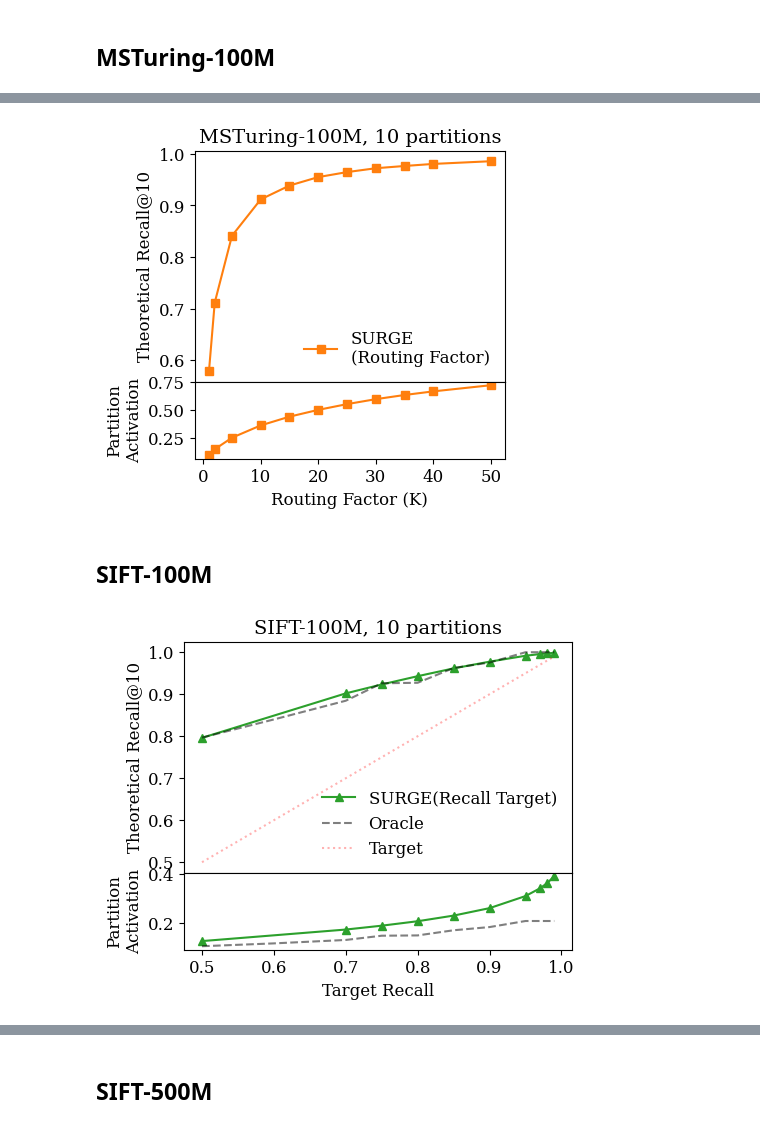
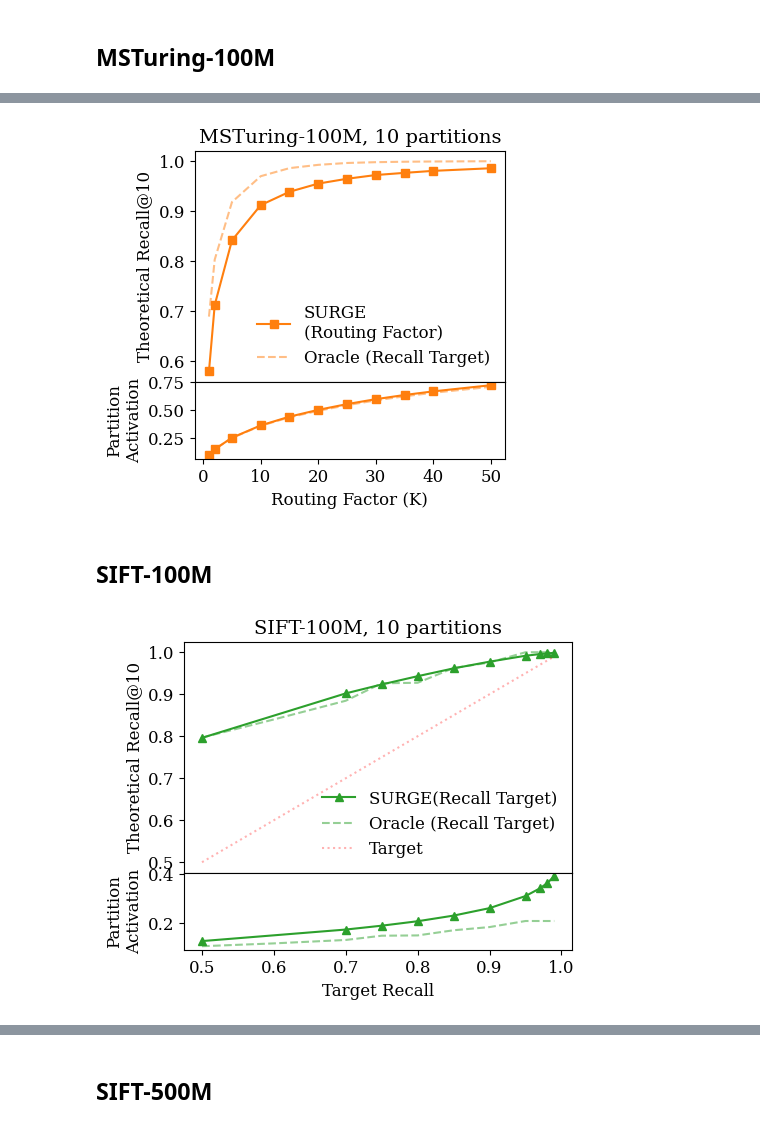
Before and after one commit to dkhimey/surge, a Jupyter notebook: plot_results/figure3/plot_figure3.ipynb, the cells around one changed output, grey strips where cells are left out. Cells and saved outputs as stored; diff of their text form; code cells hidden in the pictures.

```diff
--- a/plot_results/figure3/plot_figure3.ipynb
+++ b/plot_results/figure3/plot_figure3.ipynb
@@ -49,8 +49,14 @@ msturing_surge = pd.read_csv(msturing_surge_path)
 msturing_surge_oracle_path = "/dataset/surge/results/theoretical_partition_quality/theoretical_partition_quality_msturing-100M_10_20260519_105024/oracle_target_recall_results.csv"
 msturing_surge_oracle = pd.read_csv(msturing_surge_oracle_path)
 
+msturing_surge_bforacle_path = "/dataset/surge/results/theoretical_partition_quality/theoretical_partition_quality_msturing-100M_10_20260519_105024/oracle_branching_results.csv"
+msturing_surge_bforacle = pd.read_csv(msturing_surge_bforacle_path)
+
 bigann_surge_path = "/dataset/surge/results/theoretical_partition_quality/theoretical_partition_quality_sift-100M_10_20260519_105832/routing_metrics.csv"
 bigann_surge = pd.read_csv(bigann_surge_path)
 
 big_ann_surge_oracle_path = "/dataset/surge/results/theoretical_partition_quality/theoretical_partition_quality_sift-100M_10_20260519_105832/oracle_target_recall_results.csv"
 bigann_surge_oracle = pd.read_csv(big_ann_surge_oracle_path)
+
+big_ann_surge_bforacle_path = "/dataset/surge/results/theoretical_partition_quality/theoretical_partition_quality_sift-100M_10_20260519_105832/oracle_branching_results.csv"
+bigann_surge_bforacle = pd.read_csv(big_ann_surge_bforacle_path)
@@ -117,37 +132,39 @@ fig, (ax_top, ax_bottom) = plt.subplots(
 fig.set_size_inches(4, 4)
 
 ax_top.plot(msturing_surge[msturing_surge["mode"] == "branching_factor"]["param"],
          msturing_surge[msturing_surge["mode"] == "branching_factor"]["recall"],
          marker="s", label="SURGE\n(Routing Factor)", color="C1")
 
-# ax_top.plot(msturing_surge_new[msturing_surge_new["mode"] == "branching_factor"]["param"],
-#          msturing_surge_new[msturing_surge_new["mode"] == "branching_factor"]["recall"],
-#          marker="o", label="SURGE")
+ax_top.plot(msturing_surge_bforacle["branching_factor"],
+         msturing_surge_bforacle["oracle_recall"], color="C1", ls="--", alpha=.5, label="Oracle (Recall Target)")
 
 ax_bottom.plot(msturing_surge[msturing_surge["mode"] == "branching_factor"]["param"],
          msturing_surge[msturing_surge["mode"] == "branching_factor"]["activation"],
          marker="s", color="C1"
 )
+
+ax_bottom.plot(msturing_surge_bforacle["branching_factor"],
+         msturing_surge_bforacle["activation"], color="C1", ls="--", alpha=.5, label="Oracle (Recall Target)")
 
 # ax_bottom.plot(msturing_surge_new[msturing_surge_new["mode"] == "branching_factor"]["param"],
 #          msturing_surge_new[msturing_surge_new["mode"] == "branching_factor"]["activation"],
 #          marker="o"
 # )
 
 # add grid
 # ax_top.grid(True, which="both", linestyle="--", linewidth=0.5)
 # ax_bottom.grid(True, which="both", linestyle="--", linewidth=0.5)
 
 ax_bottom.set_xlabel("Routing Factor (K)")
 ax_top.set_ylabel("Theoretical Recall@10")
 ax_bottom.set_ylabel("Partition\nActivation")
 ax_top.set_title("MSTuring-100M, 10 partitions")
 
 ax_top.legend(frameon=False)
 # save
 plt.savefig("msturing100_branching_factor_analysis.pdf", bbox_inches="tight")
 # %% [output]
-[figure, old version]
+[figure, new version]
 # %% [markdown]
 ## SIFT-100M
 # %%
@@ -163,7 +180,7 @@ ax_top.plot(bigann_surge[bigann_surge["mode"] == "recall_target"]["param"],
          bigann_surge[bigann_surge["mode"] == "recall_target"]["recall"],
           marker="^", label="SURGE(Recall Target)", color="C2")
 ax_top.plot(bigann_surge_oracle["recall_target"],
-         bigann_surge_oracle["mean_recall"], color="black", ls="--", alpha=.5, label="Oracle")
+         bigann_surge_oracle["mean_recall"], color="C2", ls="--", alpha=.5, label="Oracle (Recall Target)")
 
 ax_top.plot(msturing_surge[msturing_surge["mode"] == "recall_target"]["param"],
             msturing_surge[msturing_surge["mode"] == "recall_target"]["param"],
@@ -175,7 +192,7 @@ ax_bottom.plot(bigann_surge[bigann_surge["mode"] == "recall_target"]["param"],
          marker="^", color="C2"
 )
 ax_bottom.plot(bigann_surge_oracle["recall_target"],
-         bigann_surge_oracle["mean_partitions"]/10, color="black", ls="--", alpha=.5)
+         bigann_surge_oracle["mean_partitions"]/10, color="C2", ls="--", alpha=.5)
 
 # add grid
 # ax_top.grid(True, which="both", linestyle="--", linewidth=0.5)
@@ -191,7 +208,7 @@ ax_top.legend(frameon=False)
 # save
 plt.savefig("sift100_recall_target_analysis.pdf", bbox_inches="tight")
 # %% [output]
-[figure, old version]
+[figure, new version]
 # %%
 fig, (ax_top, ax_bottom) = plt.subplots(
 	2,
```
Also changed, not shown: parts of 9 cells of this notebook, 13 other files.
